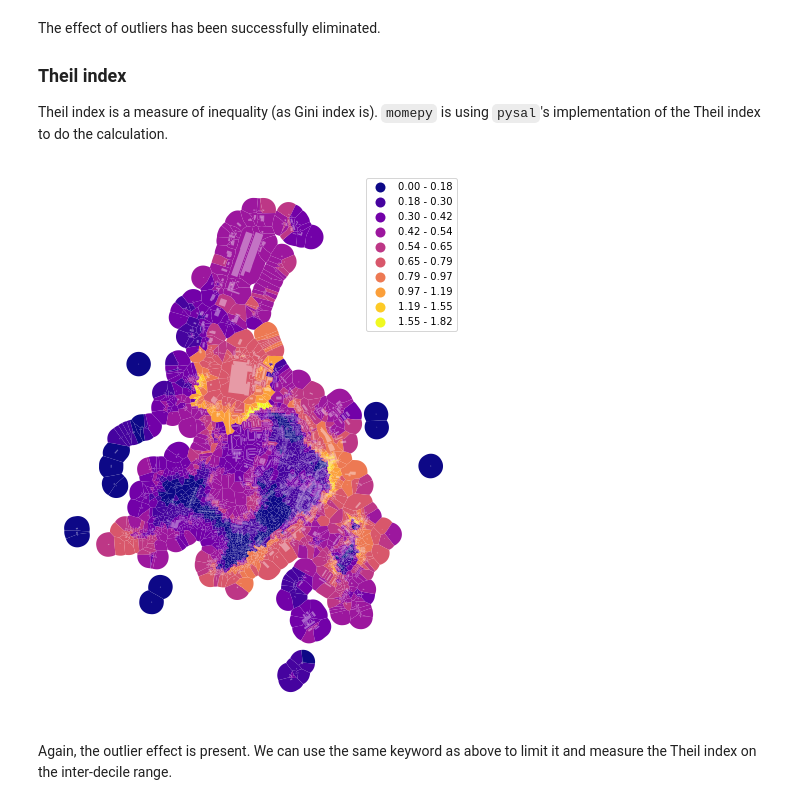
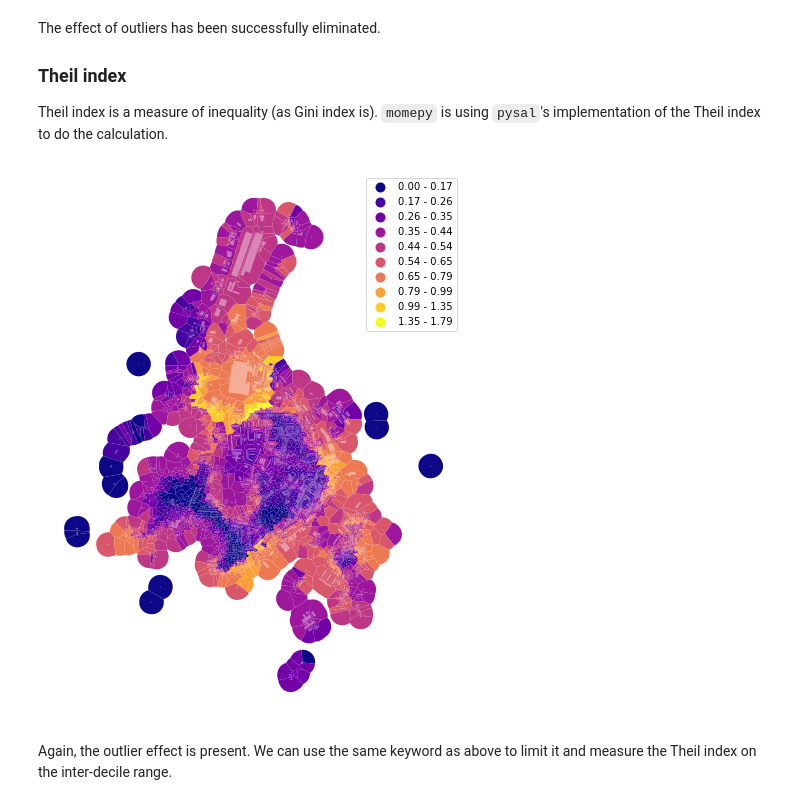
Before and after one commit to pysal/momepy, a Jupyter notebook: docs/user_guide/weights/diversity.ipynb, the cells around one changed output. Drawn from its saved outputs; the diff is of its cells as text; code cells hidden in the pictures.

```diff
--- a/docs/user_guide/weights/diversity.ipynb
+++ b/docs/user_guide/weights/diversity.ipynb
@@ -92,12 +88,12 @@ area_theil = momepy.Theil(tessellation, values='area',
 tessellation['area_Theil'] = area_theil.series
 # %%
 f, ax = plt.subplots(figsize=(10, 10))
-tessellation.plot(ax=ax, column='area_Theil', scheme='fisherjenkssampled', k=10, legend=True, cmap='plasma')
+tessellation.plot(ax=ax, column='area_Theil', scheme='fisherjenks', k=10, legend=True, cmap='plasma')
 buildings.plot(ax=ax, color="white", alpha=0.4)
 ax.set_axis_off()
 plt.show()
 # %% [output]
-[figure, old version]
+[figure, new version]
 # %% [markdown]
 Again, the outlier effect is present. We can use the same keyword as above to limit it and measure the Theil index on the inter-decile range.
 # %%
```
Also changed, not shown: parts of 6 cells of this notebook.
